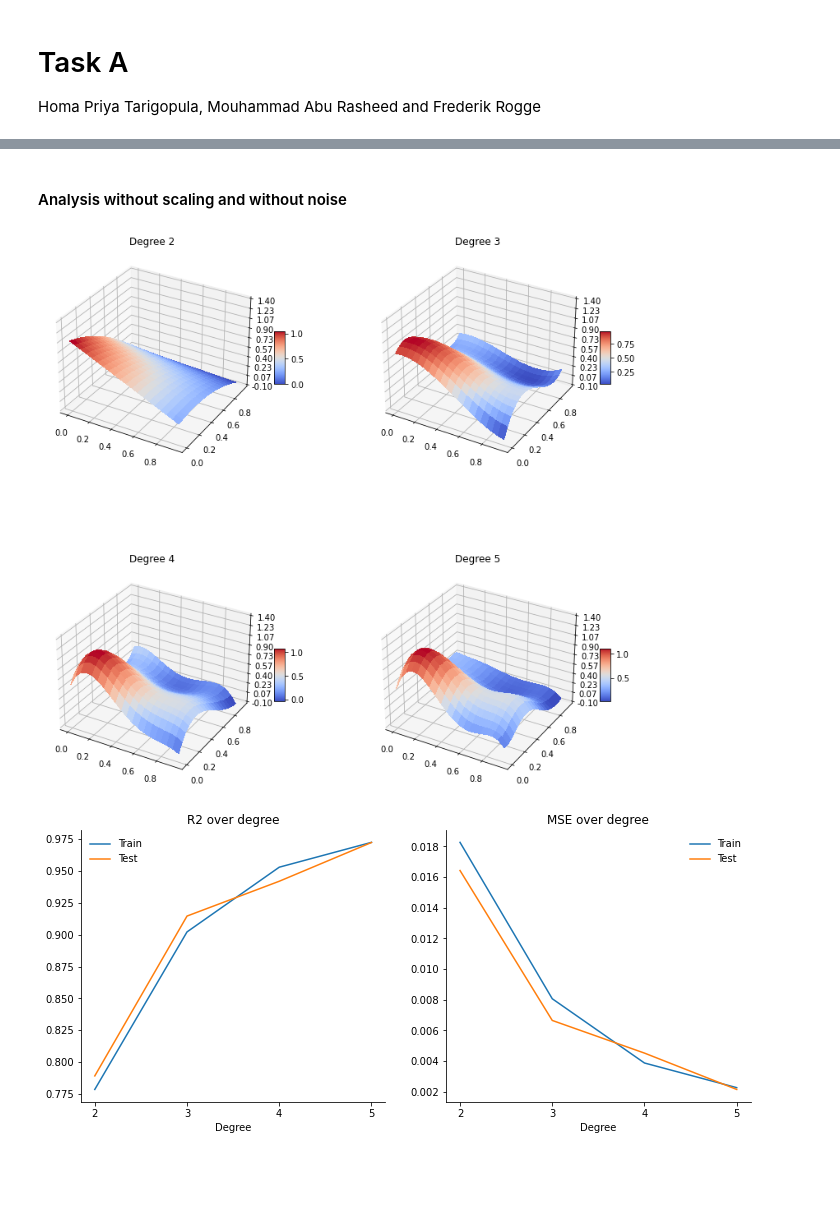
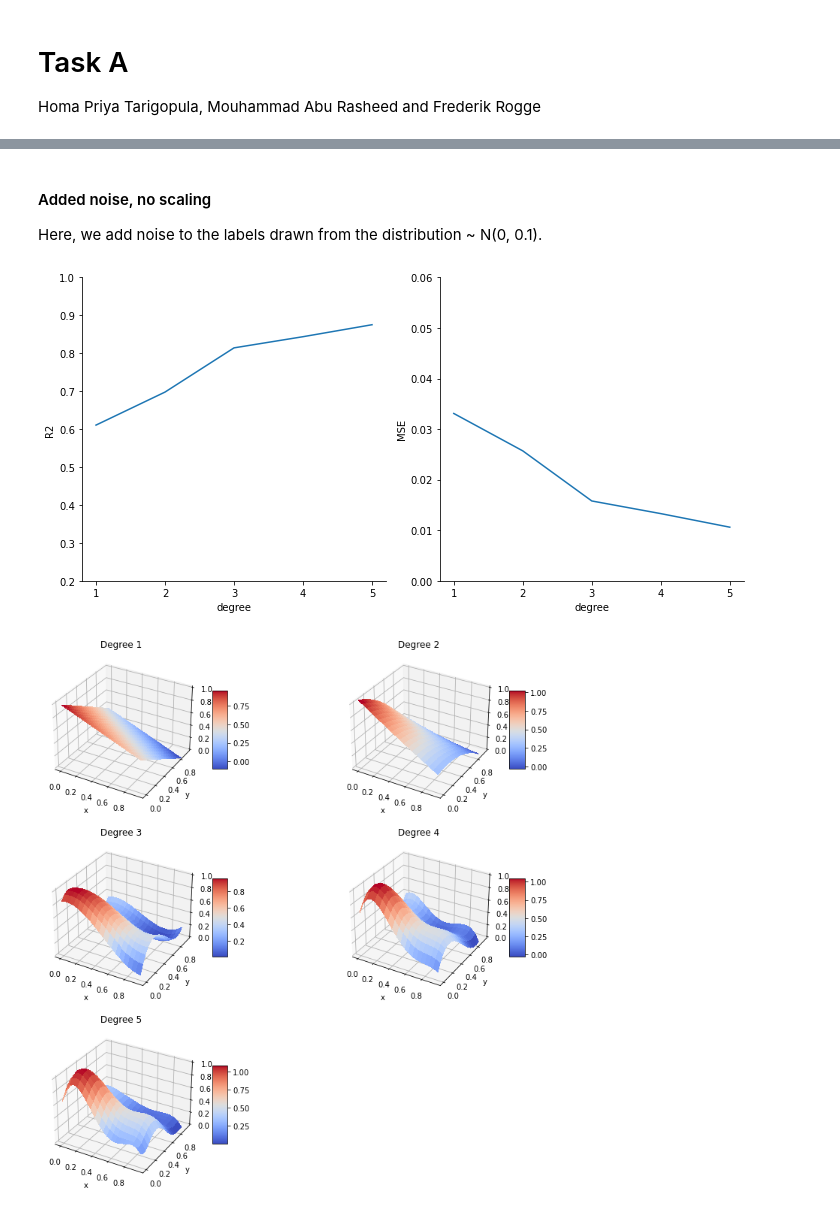
Before and after one commit to frederikrogge/compsci-project, a Jupyter notebook: Notebooks/task_a.ipynb, the cells around one changed output, grey strips where cells are left out. Cells and saved outputs as stored; diff of their text form; code cells hidden in the pictures; blank space fills up the shorter version.

Commit message:
added figures

```diff
--- a/Notebooks/task_a.ipynb
+++ b/Notebooks/task_a.ipynb
@@ -169,25 +104,65 @@ def plot_predictions(x, y, predictions):
 # %% [markdown]
-#### Analysis without scaling and without noise
+#### Added noise, no scaling
+
+Here, we add noise to the labels drawn from the distribution ~ N(0, 0.1).
 # %%
-# Specify degree of polynomial to be fitted
-degrees = [2, 3, 4, 5]
+degrees = [1, 2, 3, 4, 5]
+include_intercept = True
 
-# Perform OLS
-rs = []
-mse = []
+# Add noise
+noisy_labels = labels + np.random.normal(0, 0.1, labels.shape)
+
+# Split dataset into train and test set
+X_train, X_test, y_train, y_test = train_test_split(features, noisy_labels, test_size=0.2, random_state=22)
+
+# Iterate over degrees
+mse_losses = []
+rs_scores = []
 predictions = []
 for d in degrees:
-    r2_train, r2_test, mse_train, mse_test, prediction = perform_ols(features, labels, d, normalize=False, scaling=False, add_noise=False)
-    rs.append([r2_train, r2_test])
-    mse.append([mse_train, mse_test])
-    predictions.append(prediction)
 
-# Plot predictions
-plot_predictions(x, y, predictions)
+    # Create polynomial features
+    poly = PolynomialFeatures(d, include_bias=include_intercept)
+    x_train = poly.fit_transform(X_train)
+    x_test = poly.transform(X_test)
+    x_pred = poly.transform(features)
 
-# Now, plot results to analyze
-plot_metrics(rs, mse, degrees)
+    # Create model
+    model = LinearRegression(fit_intercept=not include_intercept, dimension=x_train.shape[1])
+
+    # Fit model using matrix inversion
+    model.fit(x_train, y_train)
+
+    # Get prediction on test data
+    y_hat = model.predict(x_test)
+
+    # Get mse loss and R2 score between test prediction and true labels
+    mse = MSE(y_test, y_hat)
+    r2 = R2(y_test, y_hat)
+
+    # Log
+    mse_losses.append(mse)
+    rs_scores.append(r2)
+    predictions.append(model.predict(x_pred).reshape(z.shape))
+
+
+fig, axes = plt.subplots(1, 2, figsize=(10, 5))
+plot_metric(y=rs_scores, x=degrees, x_label='degree', y_label='R2', ax=axes[0], y_limit=[0.2, 1])
+plot_metric(y=mse_losses, x=degrees, x_label='degree', y_label='MSE', ax=axes[1], y_limit=[0, 0.06])
+
+save_fig(fig, name='a_noise_no-scaling')
+plt.show()
+
+fig = plt.figure(figsize=(13, 13))
+n = len(predictions)
+rows = np.ceil(n/2).astype(int)
+for i in range(n):
+    ax = fig.add_subplot(rows, 2, i+1, projection='3d')
+    plot_3d(x, y, predictions[i], title='Degree ' + str(i+1), show=False, figsize=(8, 8), ax=ax, fig=fig, z_limit=[0, 1])
+
+save_fig(fig, name='a_pred_noise_no-scaling')
+#plt.show()
 # %% [output]
-[figure, old version]
+[figure, new version]
-[figure, old version]
+[figure, new version]
 # %% [markdown]
```
Also changed, not shown: parts of 12 cells of this notebook, 17 other files.
